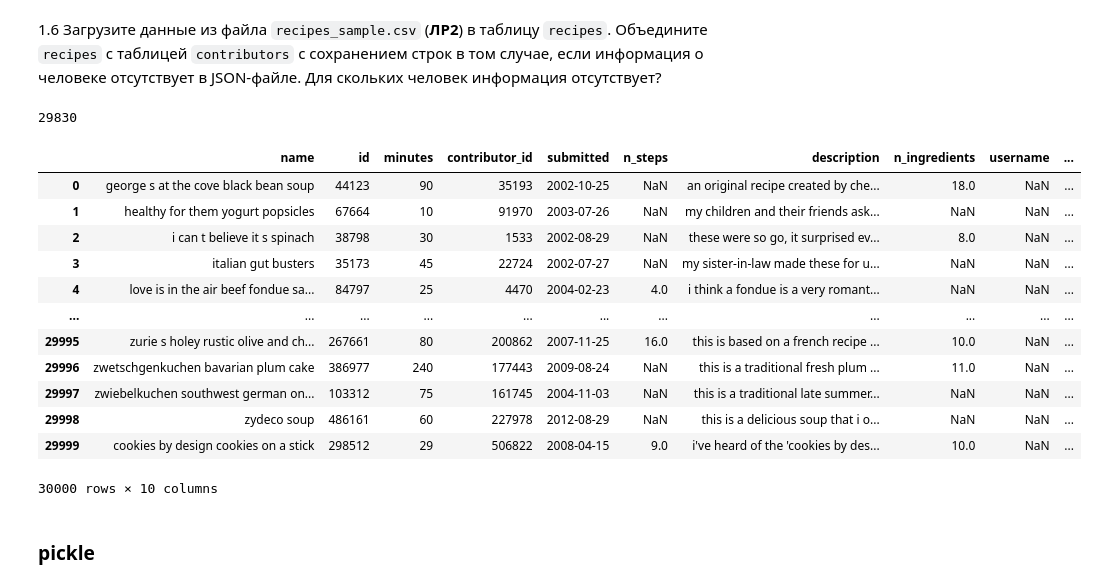
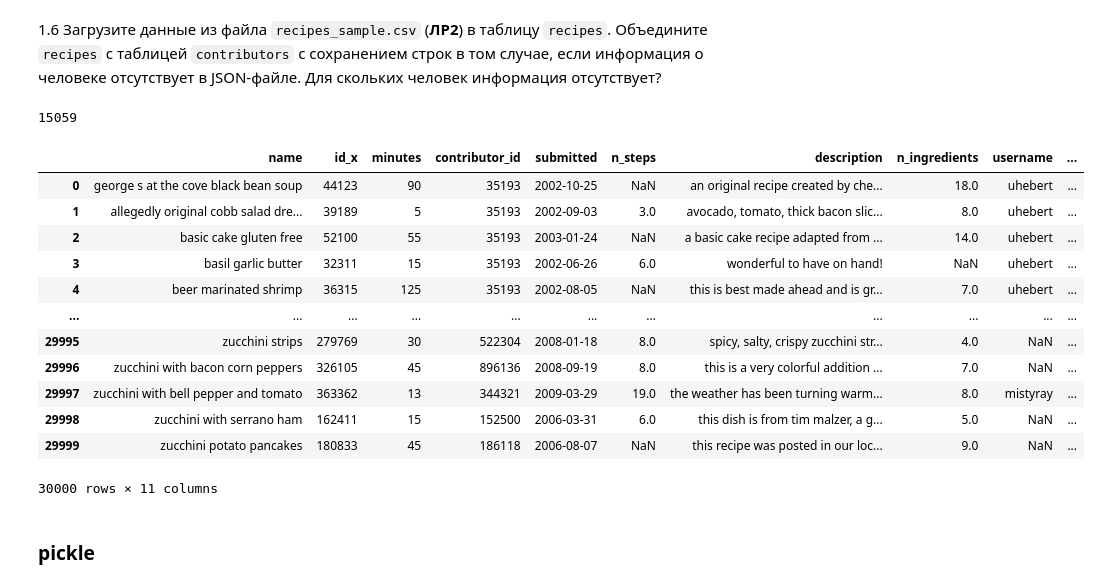
Before and after one commit to Amikuto/BigDataPT-BDPT-, a Jupyter notebook: Lesson4-json_xml_pickle/04_data_files_Фамилия_Имя.ipynb, the cells around one changed output. Drawn from its saved outputs; the diff is of its cells as text; code cells hidden in the pictures.

```diff
--- a/Lesson4-json_xml_pickle/04_data_files_Фамилия_Имя.ipynb
+++ b/Lesson4-json_xml_pickle/04_data_files_Фамилия_Имя.ipynb
@@ -142,24 +140,24 @@ contributors
 1.6 Загрузите данные из файла `recipes_sample.csv` (__ЛР2__) в таблицу `recipes`. Объедините `recipes` с таблицей `contributors` с сохранением строк в том случае, если информация о человеке отсутствует в JSON-файле. Для скольких человек информация отсутствует?
 # %%
 recipes_sample = pd.read_csv("./data/data/recipes_sample.csv")
-recipes_sample = recipes_sample.merge(contributors, how="left", on="id")
-print(recipes_sample["username"].isna().sum())
+recipes_sample = recipes_sample.merge(contributors, how="outer", left_on="contributor_id", right_on="id")
+print(recipes_sample["id_y"].isna().sum())
 recipes_sample
 # %% [output]
-29830
+15059
-|  | name | id | minutes | contributor_id | submitted | n_steps | description | n_ingredients | username | ... |
-| 0 | george s at the cove black bean soup | 44123 | 90 | 35193 | 2002-10-25 | NaN | an original recipe created by che... | 18.0 | NaN | ... |
-| 1 | healthy for them yogurt popsicles | 67664 | 10 | 91970 | 2003-07-26 | NaN | my children and their friends ask... | NaN | NaN | ... |
-| 2 | i can t believe it s spinach | 38798 | 30 | 1533 | 2002-08-29 | NaN | these were so go, it surprised ev... | 8.0 | NaN | ... |
-| 3 | italian gut busters | 35173 | 45 | 22724 | 2002-07-27 | NaN | my sister-in-law made these for u... | NaN | NaN | ... |
-| 4 | love is in the air beef fondue sa... | 84797 | 25 | 4470 | 2004-02-23 | 4.0 | i think a fondue is a very romant... | NaN | NaN | ... |
+|  | name | id_x | minutes | contributor_id | submitted | n_steps | description | n_ingredients | username | ... |
+| 0 | george s at the cove black bean soup | 44123 | 90 | 35193 | 2002-10-25 | NaN | an original recipe created by che... | 18.0 | uhebert | ... |
+| 1 | allegedly original cobb salad dre... | 39189 | 5 | 35193 | 2002-09-03 | 3.0 | avocado, tomato, thick bacon slic... | 8.0 | uhebert | ... |
+| 2 | basic cake gluten free | 52100 | 55 | 35193 | 2003-01-24 | NaN | a basic cake recipe adapted from ... | 14.0 | uhebert | ... |
+| 3 | basil garlic butter | 32311 | 15 | 35193 | 2002-06-26 | 6.0 | wonderful to have on hand! | NaN | uhebert | ... |
+| 4 | beer marinated shrimp | 36315 | 125 | 35193 | 2002-08-05 | NaN | this is best made ahead and is gr... | 7.0 | uhebert | ... |
 | ... | ... | ... | ... | ... | ... | ... | ... | ... | ... | ... |
-| 29995 | zurie s holey rustic olive and ch... | 267661 | 80 | 200862 | 2007-11-25 | 16.0 | this is based on a french recipe ... | 10.0 | NaN | ... |
-| 29996 | zwetschgenkuchen bavarian plum cake | 386977 | 240 | 177443 | 2009-08-24 | NaN | this is a traditional fresh plum ... | 11.0 | NaN | ... |
-| 29997 | zwiebelkuchen southwest german on... | 103312 | 75 | 161745 | 2004-11-03 | NaN | this is a traditional late summer... | NaN | NaN | ... |
-| 29998 | zydeco soup | 486161 | 60 | 227978 | 2012-08-29 | NaN | this is a delicious soup that i o... | NaN | NaN | ... |
-| 29999 | cookies by design cookies on a stick | 298512 | 29 | 506822 | 2008-04-15 | 9.0 | i've heard of the 'cookies by des... | 10.0 | NaN | ... |
+| 29995 | zucchini strips | 279769 | 30 | 522304 | 2008-01-18 | 8.0 | spicy, salty, crispy zucchini str... | 4.0 | NaN | ... |
+| 29996 | zucchini with bacon corn peppers | 326105 | 45 | 896136 | 2008-09-19 | 8.0 | this is a very colorful addition ... | 7.0 | NaN | ... |
+| 29997 | zucchini with bell pepper and tomato | 363362 | 13 | 344321 | 2009-03-29 | 19.0 | the weather has been turning warm... | 8.0 | mistyray | ... |
+| 29998 | zucchini with serrano ham | 162411 | 15 | 152500 | 2006-03-31 | 6.0 | this dish is from tim malzer, a g... | 5.0 | NaN | ... |
+| 29999 | zucchini potato pancakes | 180833 | 45 | 186118 | 2006-08-07 | NaN | this recipe was posted in our loc... | 9.0 | NaN | ... |
-30000 rows × 10 columns
+30000 rows × 11 columns
 # %% [markdown]
 ### pickle
 # %% [markdown]
```
Also changed, not shown: parts of 1 cell of this notebook, 1 other file.
